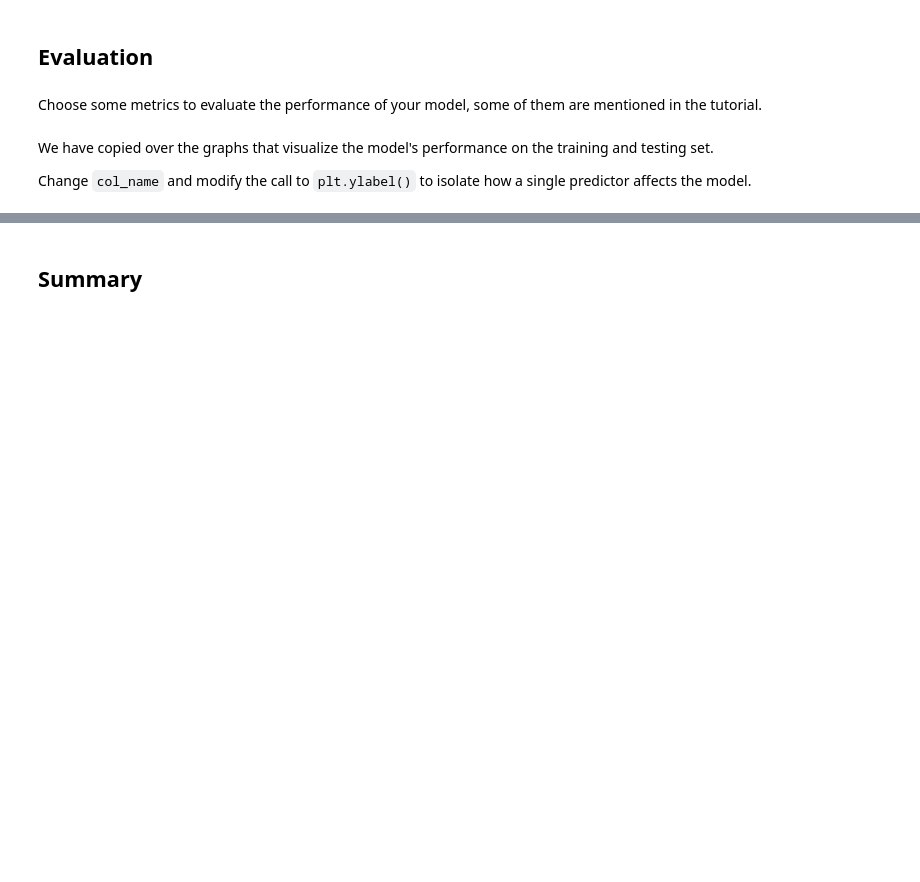
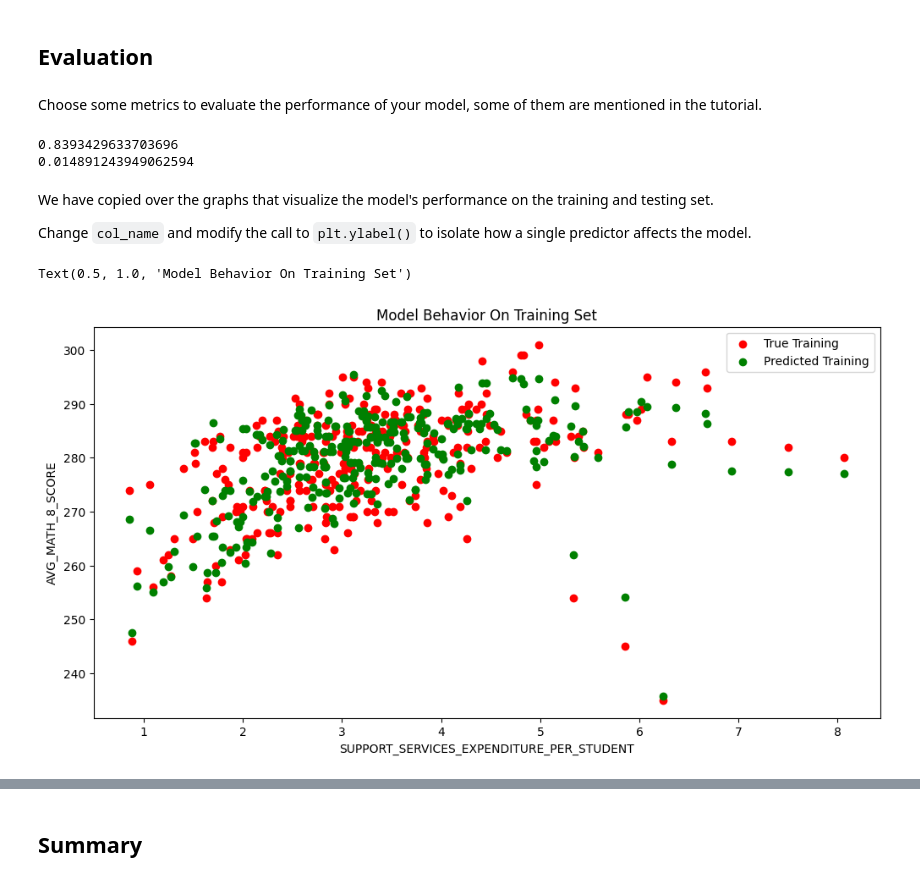
Before and after one commit to dsanico/MDST-Tutorial, a Jupyter notebook: tutorial1/checkpoint1.ipynb, the cells around one changed output, grey strips where cells are left out. Drawn from its saved outputs; the diff is of its cells as text; code cells hidden in the pictures; blank space fills up the shorter version.

```diff
--- a/tutorial1/checkpoint1.ipynb
+++ b/tutorial1/checkpoint1.ipynb
@@ -218,6 +245,13 @@ from sklearn.model_selection import train_test_split
+# %%
+# using expenditures per student and grade 4 math scores as input features
+
+X = df[['SUPPORT_SERVICES_EXPENDITURE_PER_STUDENT', 'AVG_MATH_4_SCORE']].dropna()
+y = df.loc[X.index]['AVG_MATH_8_SCORE']
+
+# fill the NaN in y with the median of y
+y.fillna(y.median(), inplace=True)
 # %%
-# X_train, X_test, y_train, y_test = train_test_split(
-#      X, y, test_size=, random_state=42)
+X_train, X_test, y_train, y_test = train_test_split(X, y, test_size=.3, random_state=42)
 # %% [markdown]
 <h2> Prediction </h2>
 # %% [markdown]
@@ -227,5 +263,5 @@ ML Models [Resource](https://medium.com/@vijaya.beeravalli/comparison-of-machine
 # %%
 # create your model here
-# model =
+model = LinearRegression()
 # %%
 model.fit(X_train, y_train)
@@ -235,19 +273,31 @@ y_pred = model.predict(X_test)
 ## Evaluation
 # %% [markdown]
 Choose some metrics to evaluate the performance of your model, some of them are mentioned in the tutorial.
+# %%
+score = model.score(X_test, y_test)
+mean_error = np.mean(model.predict(X_test)-y_test)
+
+print(score)
+print(mean_error)
+# %% [output]
+0.8393429633703696
+0.014891243949062594
 # %% [markdown]
 We have copied over the graphs that visualize the model's performance on the training and testing set.
 
 Change `col_name` and modify the call to `plt.ylabel()` to isolate how a single predictor affects the model.
 # %%
-# col_name = 'COLUMN NAME OF ONE PREDICTOR'
+col_name = 'SUPPORT_SERVICES_EXPENDITURE_PER_STUDENT'
 
-# f = plt.figure(figsize=(12,6))
-# plt.scatter(X_train[col_name], y_train, color = "red")
-# plt.scatter(X_train[col_name], model.predict(X_train), color = "green")
+f = plt.figure(figsize=(12,6))
+plt.scatter(X_train[col_name], y_train, color = "red")
+plt.scatter(X_train[col_name], model.predict(X_train), color = "green")
 
-# plt.legend(['True Training','Predicted Training'])
-# plt.xlabel(col_name)
-# plt.ylabel('NAME OF THE PREDICTOR')
-# plt.title("Model Behavior On Training Set")
+plt.legend(['True Training','Predicted Training'])
+plt.xlabel(col_name)
+plt.ylabel('AVG_MATH_8_SCORE')
+plt.title("Model Behavior On Training Set")
+# %% [output]
+Text(0.5, 1.0, 'Model Behavior On Training Set')
+[figure, added]
 # %%
```
Also changed, not shown: parts of 20 cells of this notebook, 2 other files.
